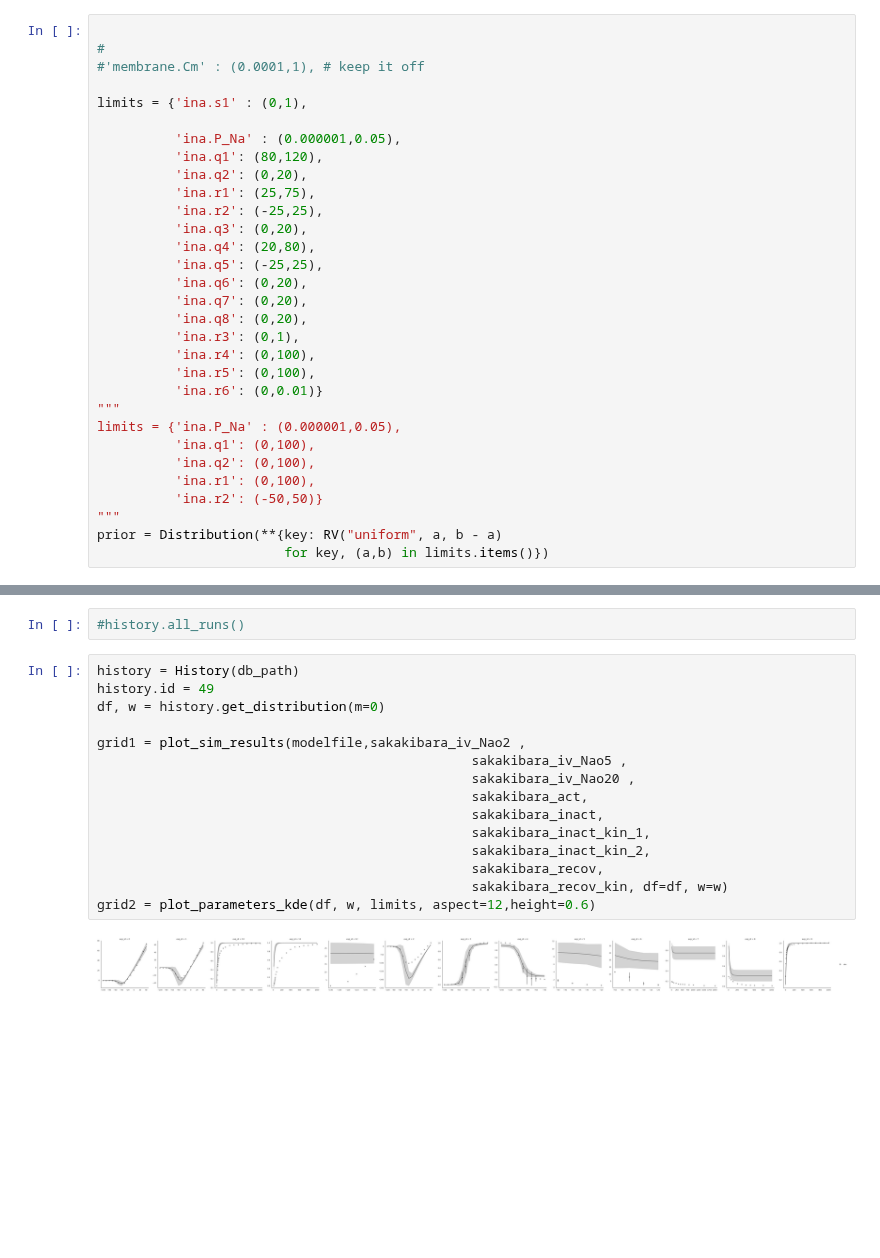
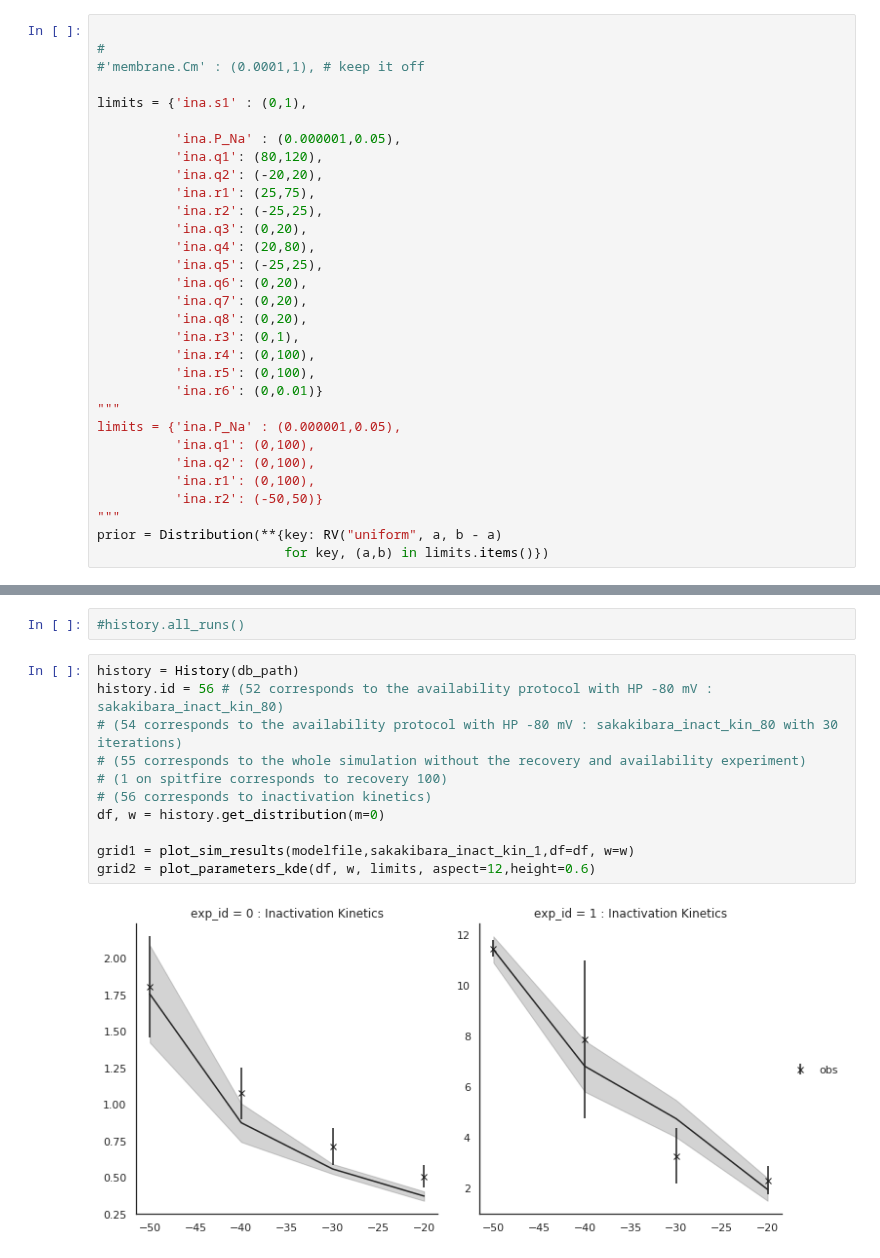
Before and after one commit to charleshouston/ion-channel-ABC, a Jupyter notebook: docs/examples/Nygren/Nygren_ina_testing.ipynb, the cells around one changed output, grey strips where cells are left out. Saved outputs shown, nothing was run; the diff lists cells and outputs as text; blank space fills up the shorter version.

Commit message:
adding the updated experiment class, the Ical models files and the results of Ina channel

```diff
--- a/docs/examples/Nygren/Nygren_ina_testing.ipynb
+++ b/docs/examples/Nygren/Nygren_ina_testing.ipynb
@@ -58,7 +60,7 @@ limits = {'ina.s1' : (0,1),
 
           'ina.P_Na' : (0.000001,0.05),
           'ina.q1': (80,120),
-          'ina.q2': (0,20),
+          'ina.q2': (-20,20),
           'ina.r1': (25,75),
           'ina.r2': (-25,25),
           'ina.q3': (0,20),
@@ -148,18 +153,14 @@ INFO:History:Done <ABCSMC(id=50, start_time=2019-08-13 14:24:30.859443, end_time
 #history.all_runs()
 # %%
 history = History(db_path)
-history.id = 49
+history.id = 56 # (52 corresponds to the availability protocol with HP -80 mV : sakakibara_inact_kin_80)
+# (54 corresponds to the availability protocol with HP -80 mV : sakakibara_inact_kin_80 with 30 iterations)
+# (55 corresponds to the whole simulation without the recovery and availability experiment)
+# (1 on spitfire corresponds to recovery 100)
+# (56 corresponds to inactivation kinetics)
 df, w = history.get_distribution(m=0)
 
-grid1 = plot_sim_results(modelfile,sakakibara_iv_Nao2 ,
-                                                sakakibara_iv_Nao5 ,
-                                                sakakibara_iv_Nao20 ,
-                                                sakakibara_act,
-                                                sakakibara_inact,
-                                                sakakibara_inact_kin_1,
-                                                sakakibara_inact_kin_2,
-                                                sakakibara_recov,
-                                                sakakibara_recov_kin, df=df, w=w)
+grid1 = plot_sim_results(modelfile,sakakibara_inact_kin_1,df=df, w=w)
 grid2 = plot_parameters_kde(df, w, limits, aspect=12,height=0.6)
 # %% [output]
-[figure, old version]
+[figure, new version]
```
Also changed, not shown: parts of 9 cells of this notebook, 27 other files.
